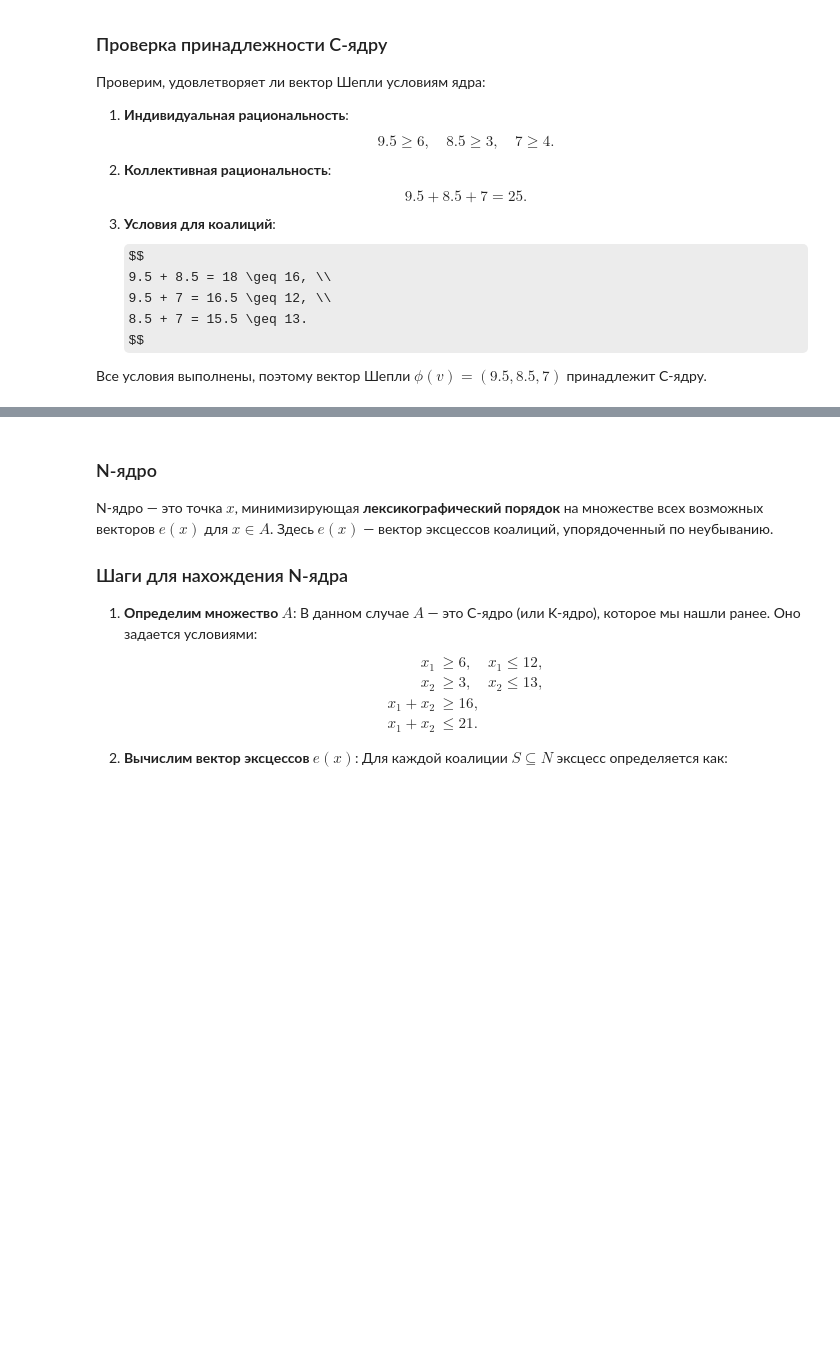
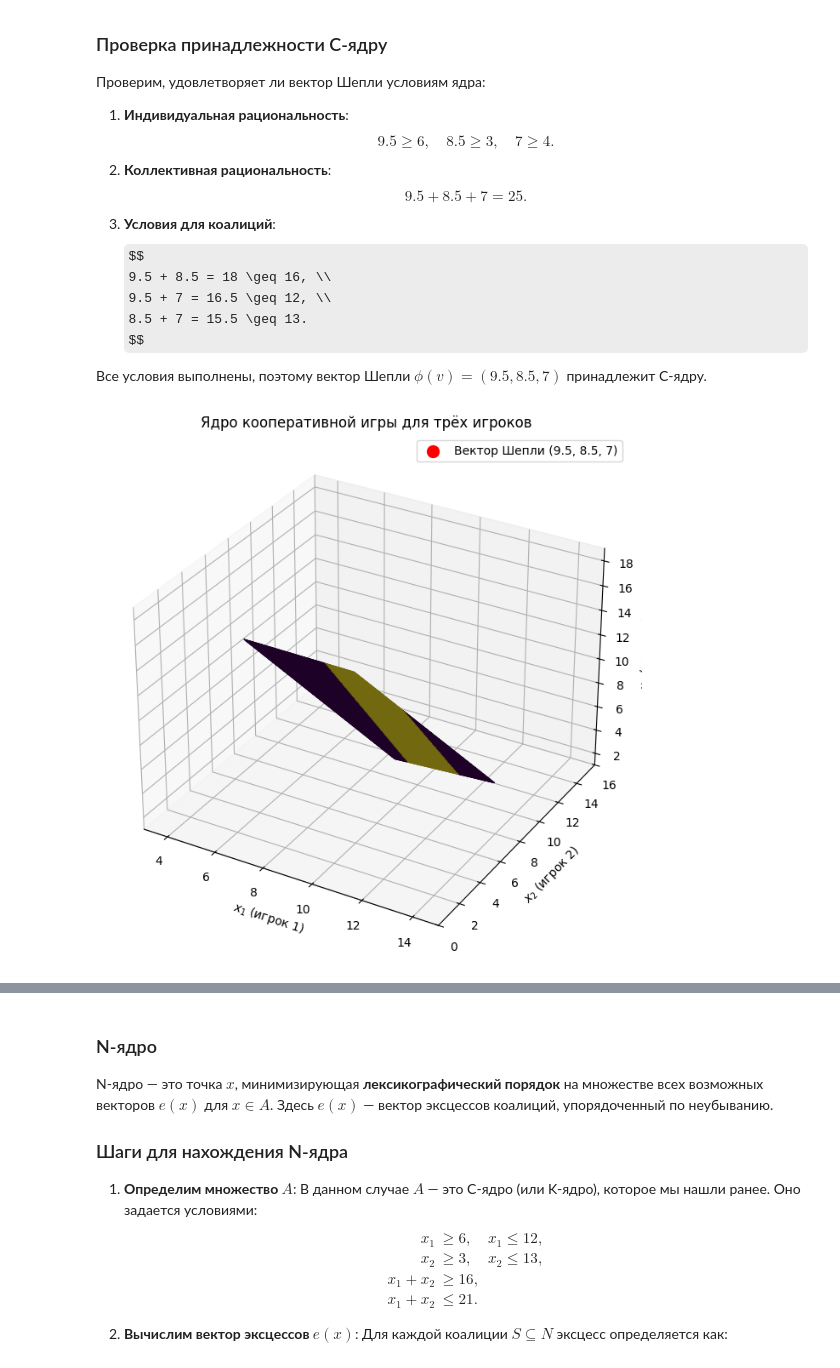
Before and after one commit to romanroff/ITMO_subjects, a Jupyter notebook: DecSupSys/Part 2/Задача 3.ipynb, the cells around one changed output, grey strips where cells are left out. Saved outputs shown, nothing was run; the diff lists cells and outputs as text; code cells hidden in the pictures; some formulas as TeX source; blank space fills up the shorter version.

```diff
--- a/DecSupSys/Part 2/Задача 3.ipynb
+++ b/DecSupSys/Part 2/Задача 3.ipynb
@@ -121,4 +115,60 @@ $$
    $$
 
 Все условия выполнены, поэтому вектор Шепли $ \phi(v) = (9.5, 8.5, 7) $ принадлежит C-ядру.
+# %%
+import matplotlib.pyplot as plt
+import numpy as np
+
+# Минимальные значения для x1, x2, x3
+x1_min = 6
+x2_min = 3
+x3_min = 4
+
+# Создаем сетку для x1 и x2
+x1_range = np.linspace(x1_min, 12, 100)
+x2_range = np.linspace(x2_min, 13, 100)
+X1, X2 = np.meshgrid(x1_range, x2_range)
+X3 = 25 - X1 - X2  # Коллективная рациональность: x1 + x2 + x3 = 25
+
+# Условия для допустимых дележей
+valid_mask = (
+    (X3 >= x3_min) &
+    (X1 + X2 >= 16) &
+    (X1 + X3 >= 12) &
+    (X2 + X3 >= 13)
+)
+
+# Создаем 3D-график
+fig = plt.figure(figsize=(10, 8))
+ax = fig.add_subplot(111, projection='3d')
+
+# Добавляем точку Шепли
+shapley_point = (9.5, 8.5, 7)
+ax.scatter(
+    shapley_point[0], shapley_point[1], shapley_point[2],
+    color='red', s=100, label='Вектор Шепли (9.5, 8.5, 7)'
+)
+
+# Построение поверхности с цветовой картой
+surf = ax.plot_surface(
+    X1, X2, X3,
+    facecolors=plt.cm.viridis(valid_mask.astype(float)),
+    rstride=1, cstride=1, alpha=0.8
+)
+
+# Настройка осей
+ax.set_xlabel("$x_1$ (игрок 1)")
+ax.set_ylabel("$x_2$ (игрок 2)")
+ax.set_zlabel("$x_3$ (игрок 3)")
+ax.set_title("Ядро кооперативной игры для трёх игроков")
+
+# Установка пределов осей
+ax.set_xlim([x1_min-3, 12+3])
+ax.set_ylim([x2_min-3, 13+3])
+ax.set_zlim([x3_min-3, 16+3])
+
+ax.legend()
+plt.show()
+# %% [output]
+[figure, added]
 # %% [markdown]
```
Also changed, not shown: parts of 4 cells of this notebook, 1 other file.
